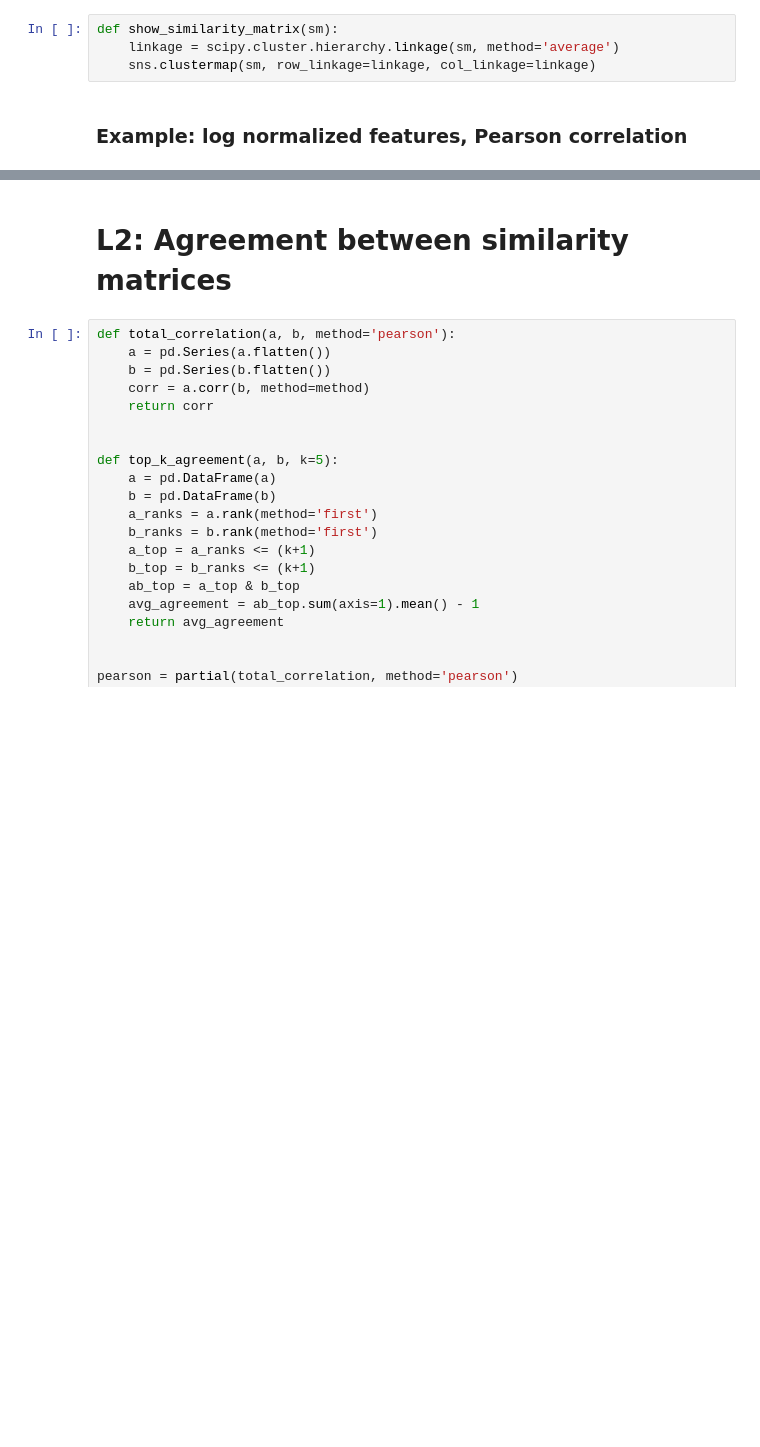
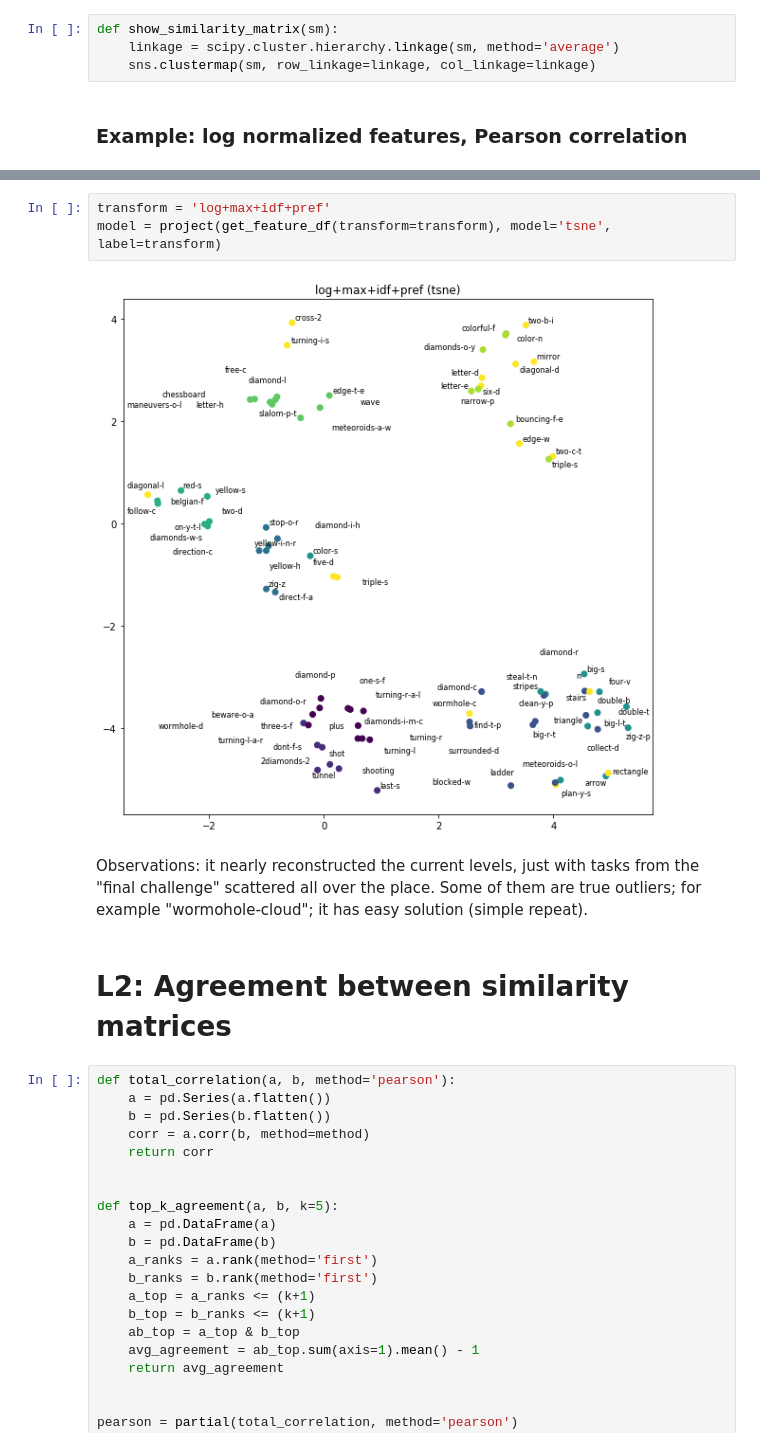
Before and after one commit to adaptive-learning/flocs-analyses, a Jupyter notebook: item_similarity/2018_01_02.ipynb, the cells around one changed output, grey strips where cells are left out. Saved outputs shown, nothing was run; the diff lists cells and outputs as text; blank space fills up the shorter version.

```diff
--- a/item_similarity/2018_01_02.ipynb
+++ b/item_similarity/2018_01_02.ipynb
@@ -234,3 +312,10 @@ show_similarity_matrix(similarity_matrices['all/log/correlation'])
+# %%
+transform = 'log+max+idf+pref'
+model = project(get_feature_df(transform=transform), model='tsne', label=transform)
+# %% [output]
+[figure, added]
+# %% [markdown]
+Observations: it nearly reconstructed the current levels, just with tasks from the "final challenge" scattered all over the place. Some of them are true outliers; for example "wormohole-cloud"; it has easy solution (simple repeat).
 # %% [markdown]
 # L2: Agreement between similarity matrices
 # %%
```
Also changed, not shown: parts of 5 cells of this notebook, 2 other files.
